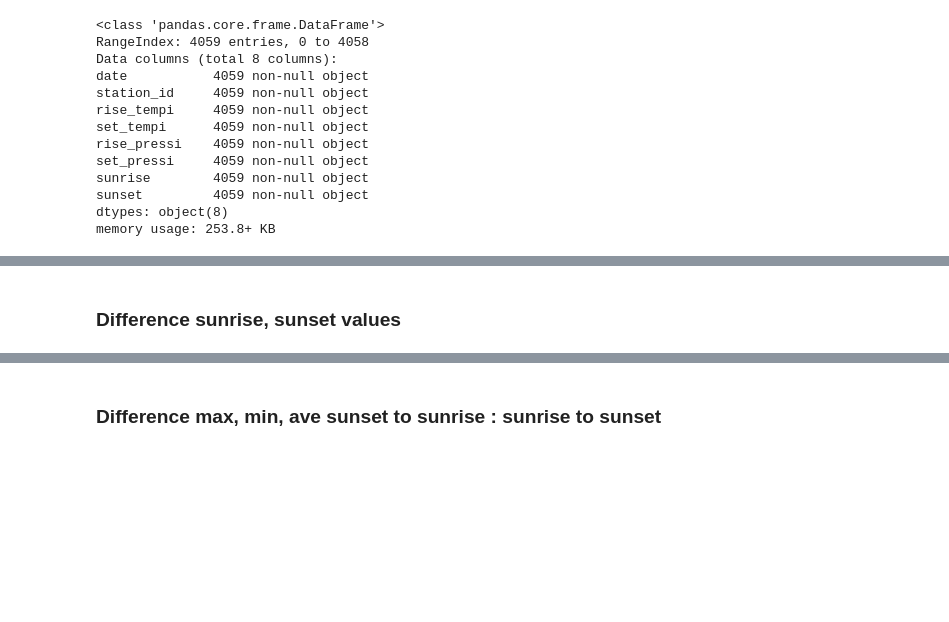
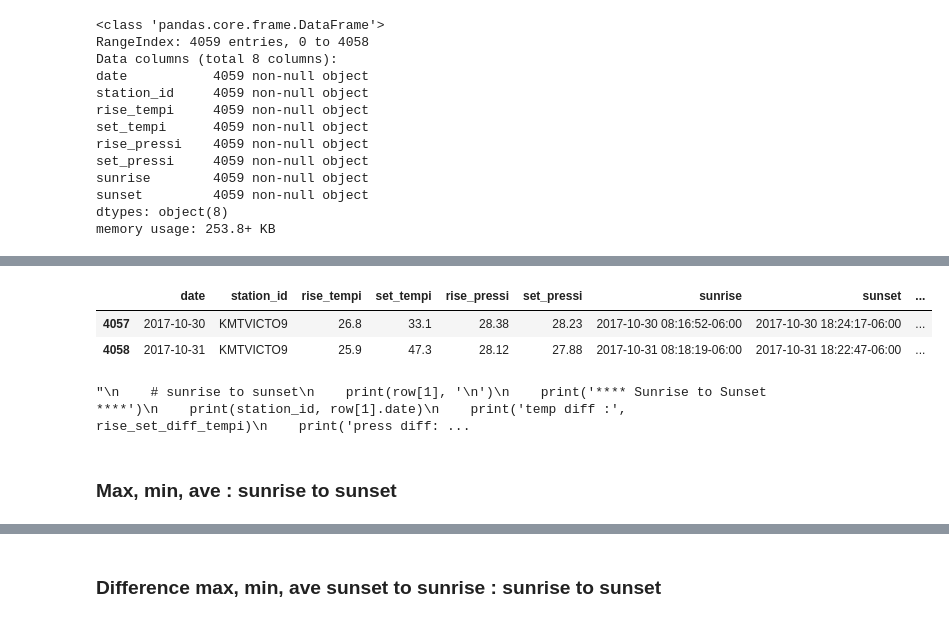
Before and after one commit to samsoe/nfc, a Jupyter notebook: notebooks/weather_data_calculations.ipynb, the cells around one changed output, grey strips where cells are left out. Drawn from its saved outputs; the diff is of its cells as text; code cells hidden in the pictures; blank space fills up the shorter version.

```diff
--- a/notebooks/weather_data_calculations.ipynb
+++ b/notebooks/weather_data_calculations.ipynb
@@ -309,2 +276,42 @@ calcs.to_csv(filename, index=False)
 # %%
-calcs.
+calcs.tail(2)
+# %% [output]
+|  | date | station_id | rise_tempi | set_tempi | rise_pressi | set_pressi | sunrise | sunset | ... |
+| 4057 | 2017-10-30 | KMTVICTO9 | 26.8 | 33.1 | 28.38 | 28.23 | 2017-10-30 08:16:52-06:00 | 2017-10-30 18:24:17-06:00 | ... |
+| 4058 | 2017-10-31 | KMTVICTO9 | 25.9 | 47.3 | 28.12 | 27.88 | 2017-10-31 08:18:19-06:00 | 2017-10-31 18:22:47-06:00 | ... |
+# %%
+# remember to set -1 to account for no 11/1 value
+for row in calcs[:-1].iterrows():
+    # sunrise to sunset
+    station_id = row[1].station_id
+
+    # set variables
+    rise_set_diff_tempi = row[1].set_tempi - row[1].rise_tempi
+    rise_set_diff_pressi = row[1].set_pressi - row[1].rise_pressi
+    set_rise_diff_tempi = calcs.loc[row[0]+1].rise_tempi - row[1].set_tempi
+    set_rise_diff_pressi = calcs.loc[row[0]+1].rise_pressi - row[1].set_pressi
+
+    # store values in DataFrame
+    calcs.loc[row[0], 'rise_set_diff_tempi'] = rise_set_diff_tempi
+    calcs.loc[row[0], 'rise_set_diff_pressi'] = rise_set_diff_pressi
+    calcs.loc[row[0], 'set_rise_diff_tempi'] = set_rise_diff_tempi
+    calcs.loc[row[0], 'set_rise_diff_pressi'] = set_rise_diff_pressi
+
+'''
+    # sunrise to sunset
+    print(row[1], '\n')
+    print('**** Sunrise to Sunset ****')
+    print(station_id, row[1].date)
+    print('temp diff :', rise_set_diff_tempi)
+    print('press diff:', rise_set_diff_pressi)
+
+    # sunset to sunrise
+    print('\n')
+    print(calcs.loc[row[0] + 1])
+    print('date:', row[1].date)
+    print('\n**** Sunset to Sunrise ****')
+    print('temp diff :', set_rise_diff_tempi)
+    print('press diff:', set_rise_diff_pressi)
+'''
+# %% [output]
+"\n    # sunrise to sunset\n    print(row[1], '\n')\n    print('**** Sunrise to Sunset ****')\n    print(station_id, row[1].date)\n    print('temp diff :', rise_set_diff_tempi)\n    print('press diff: ...
@@ -311,2 +321,2 @@ calcs.
 # %% [markdown]
-### Difference sunrise, sunset values
+### Max, min, ave : sunrise to sunset
```
Also changed, not shown: parts of 20 cells of this notebook.
